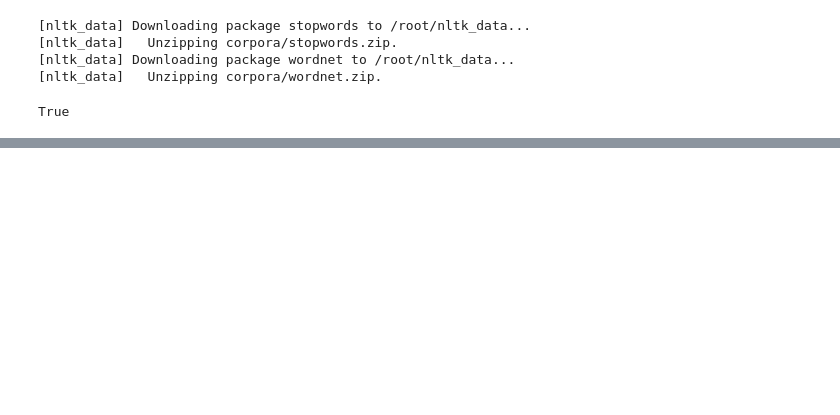
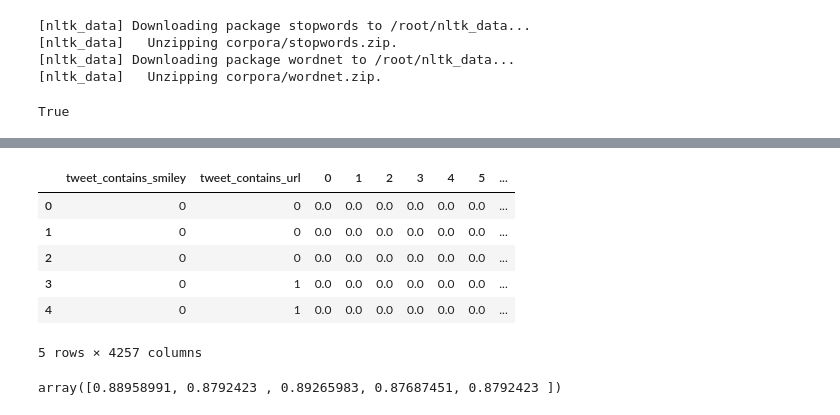
Before and after one commit to prateek0489/100daysToDS, a Jupyter notebook: FirstNLP.ipynb, the cells around one changed output, grey strips where cells are left out. Cells and saved outputs as stored; diff of their text form; code cells hidden in the pictures; blank space fills up the shorter version.

```diff
--- a/FirstNLP.ipynb
+++ b/FirstNLP.ipynb
@@ -74,6 +52,6 @@ def clean_text(text):
     text = re.sub("(?P<url>https?://[^\s]+)","",text)
     text = "".join([word for word in text if word not in string.punctuation])
     tokens = re.split('\W+', text)
-    text = [word for word in tokens if word not in stopwords]
+    text = [word for word in tokens if word not in stopwords and len(word)>3]
     return text
 # %%
@@ -99,10 +58,0 @@ training_data.head(20)
-# %%
-def clean_text(text):
-    text = "".join([word for word in text if word not in string.punctuation])
-    tokens = re.split('\W+', text)
-    text = [word for word in tokens if word not in stopwords]
-    return text
-
-training_data['body_text_nostop'] = training_data['tweet'].apply(lambda x: clean_text(x.lower()))
-
-training_data.head()
@@ -122,6 +69,6 @@ def lemmatizing(tokenized_text):
 
 training_data['body_text_lemmatized'] = training_data['body_text_nostop'].apply(lambda x: lemmatizing(x))
 
-training_data.head(10)
+training_data['tidy_tweet']=training_data['body_text_lemmatized'].apply(lambda x:" ".join([word for word in x]))
 # %% [output]
 [nltk_data] Downloading package wordnet to /root/nltk_data...
@@ -139,0 +85,26 @@ training_data.head(10)
+# %%
+from sklearn.model_selection import train_test_split
+X_train,X_test,y_train, y_test =train_test_split(training_data[['tidy_tweet','tweet_contains_smiley','tweet_contains_url']],
+                                                 training_data['label'],test_size=.2)
+# %%
+from sklearn.feature_extraction.text import TfidfVectorizer
+tfidf_vectorizer = TfidfVectorizer(max_df=0.90, min_df=2, stop_words='english',
+                                   analyzer=clean_text)
+
+tfidf_vect_fit=tfidf_vectorizer.fit(X_train['tidy_tweet'])
+tfidf_train=tfidf_vect_fit.transform(X_train['tidy_tweet'])
+tfidf_test=tfidf_vect_fit.transform(X_test['tidy_tweet'])
+
+X_train_vect=pd.concat([X_train[['tweet_contains_smiley','tweet_contains_url']].reset_index(drop=True),
+                      pd.DataFrame(tfidf_train.toarray())],axis=1)
+X_test_vect=pd.concat([X_test[['tweet_contains_smiley','tweet_contains_url']].reset_index(drop=True),
+                      pd.DataFrame(tfidf_test.toarray())],axis=1)
+X_train_vect.head()
+# %% [output]
+|  | tweet_contains_smiley | tweet_contains_url | 0 | 1 | 2 | 3 | 4 | 5 | ... |
+| 0 | 0 | 0 | 0.0 | 0.0 | 0.0 | 0.0 | 0.0 | 0.0 | ... |
+| 1 | 0 | 0 | 0.0 | 0.0 | 0.0 | 0.0 | 0.0 | 0.0 | ... |
+| 2 | 0 | 0 | 0.0 | 0.0 | 0.0 | 0.0 | 0.0 | 0.0 | ... |
+| 3 | 0 | 1 | 0.0 | 0.0 | 0.0 | 0.0 | 0.0 | 0.0 | ... |
+| 4 | 0 | 1 | 0.0 | 0.0 | 0.0 | 0.0 | 0.0 | 0.0 | ... |
+5 rows × 4257 columns
@@ -139,0 +114,6 @@ training_data.head(10)
+# %%
+rf=RandomForestClassifier(n_jobs=-1)
+k_fold=KFold(n_splits=5)
+cross_val_score(rf,X_train_vect,y_train,cv=k_fold,scoring='accuracy',n_jobs=-1)
+# %% [output]
+array([0.88958991, 0.8792423 , 0.89265983, 0.87687451, 0.8792423 ])
```
Also changed, not shown: parts of 21 cells of this notebook.
